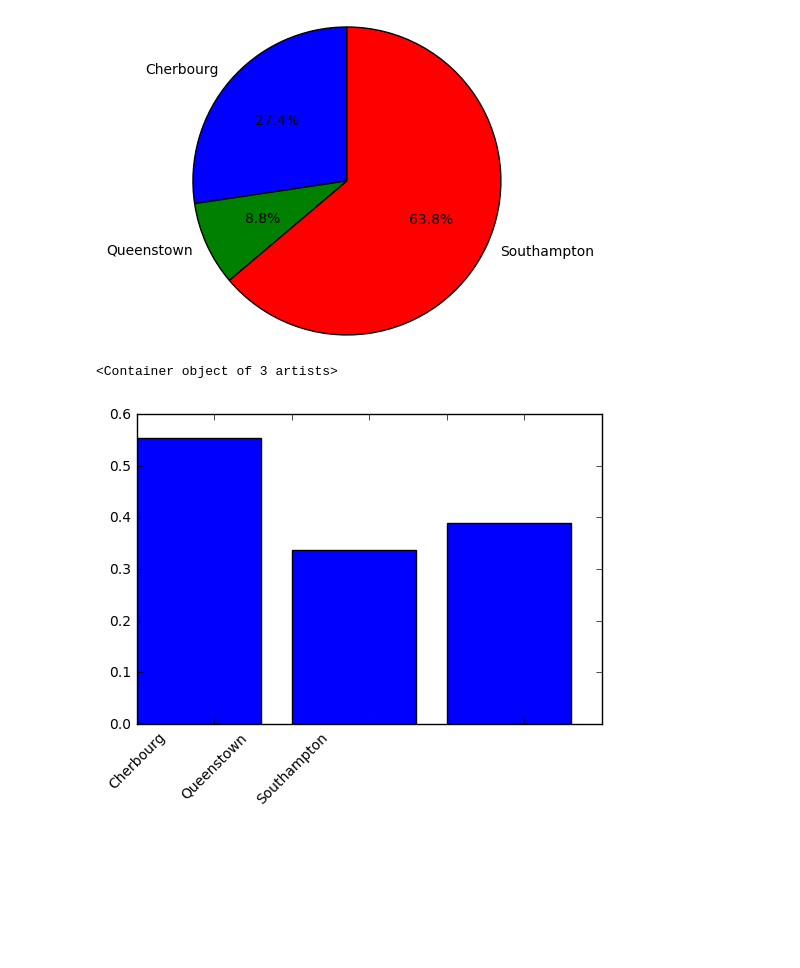
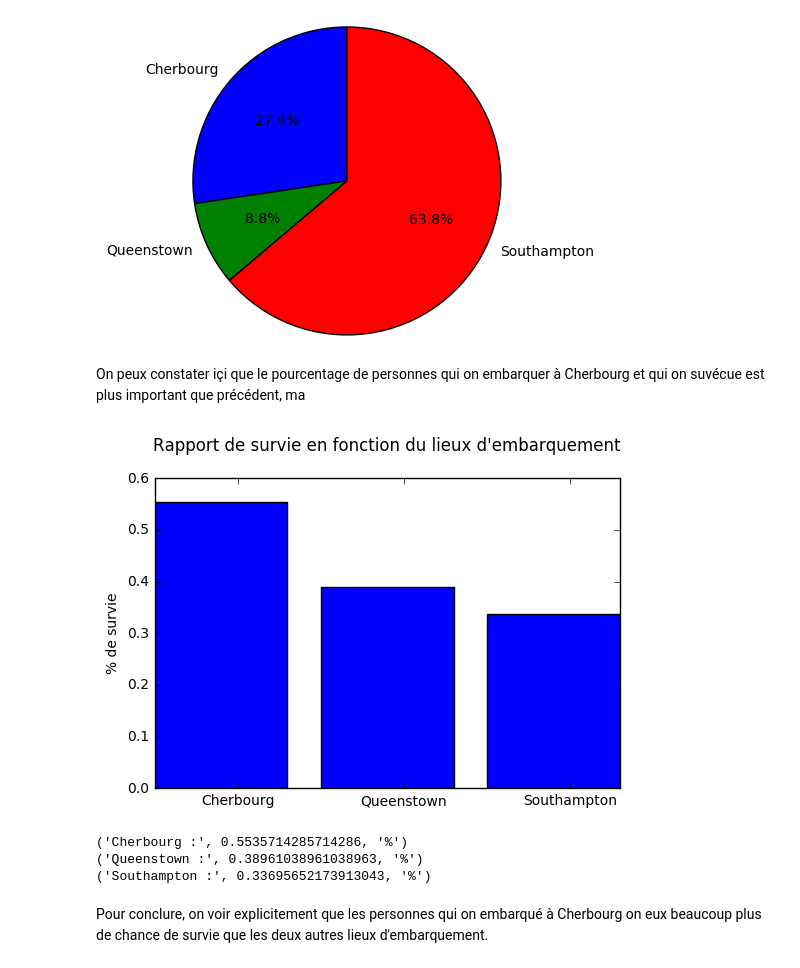
Before and after one commit to FloFloo17/2016-2017, a Jupyter notebook: P1/rapport_final.ipynb, the cells around one changed output. Saved outputs shown, nothing was run; the diff lists cells and outputs as text; code cells hidden in the pictures; blank space fills up the shorter version.

```diff
--- a/P1/rapport_final.ipynb
+++ b/P1/rapport_final.ipynb
@@ -90,35 +111,45 @@ plt.axis('equal')
 plt.show()
 # %% [output]
 [figure]
+# %% [markdown]
+On peux constater içi que le pourcentage de personnes qui on embarquer à Cherbourg et qui on suvécue est plus important que précédent, ma
 # %%
-fig = plt.figure()
-ax = fig.add_subplot(111)
-
 PassageSurvived = df["Survived"] == 1
 
 Cherbourg = df["Embarked"] == "C"
 Queenstown = df["Embarked"] == "Q"
 Southampton = df["Embarked"] == "S"
 
 NbEmbarkedC = len(df[Cherbourg])
 NbEmbarkedQ = len(df[Queenstown])
 NbEmbarkedS = len(df[Southampton])
 
 NbSurvivedC = len(df[ PassageSurvived & Cherbourg ])
 NbSurvivedQ = len(df[ PassageSurvived & Queenstown ])
 NbSurvivedS = len(df[ PassageSurvived & Southampton ])
 
 RaportC = float(NbSurvivedC) / float(NbEmbarkedC)
+RaportQ = float(NbSurvivedQ) / float(NbEmbarkedQ)
 RaportS = float(NbSurvivedS) / float(NbEmbarkedS)
-RaportQ = float(NbSurvivedQ) / float(NbEmbarkedQ)
 
-listData = [RaportC, RaportS, RaportQ]
-name = ['Cherbourg', 'Queenstown', 'Southampton']
-xtickNames = ax.set_xticklabels(xTickMarks)
+#construction du diagramme
+fig = plt.figure()
+ax = fig.add_subplot(111)
 
+ax.set_title('Rapport de survie en fonction du lieux d\'embarquement\n')
+ax.set_ylabel('% de survie')
+ax.set_xticklabels(['Cherbourg', 'Queenstown', 'Southampton'])
+ax.set_xticks([0.5, 1.5, 2.5])
 
-plt.setp(xtickNames, rotation=45, fontsize=10)
+listData = [RaportC, RaportQ, RaportS]
 ax.bar(range(len(listData)), listData)
+plt.show()
+
+print('Cherbourg :', RaportC, '%')
+print('Queenstown :', RaportQ, '%')
+print('Southampton :', RaportS, '%')
 # %% [output]
+[figure, new version]
-<Container object of 3 artists>
+('Cherbourg :', 0.5535714285714286, '%')
+('Queenstown :', 0.38961038961038963, '%')
+('Southampton :', 0.33695652173913043, '%')
-[figure, old version]
@@ -126,0 +156,2 @@ plt.setp?
+# %% [markdown]
+Pour conclure, on voir explicitement que les personnes qui on embarqué à Cherbourg on eux beaucoup plus de chance de survie que les deux autres lieux d'embarquement.
```
Also changed, not shown: parts of 7 cells of this notebook.
